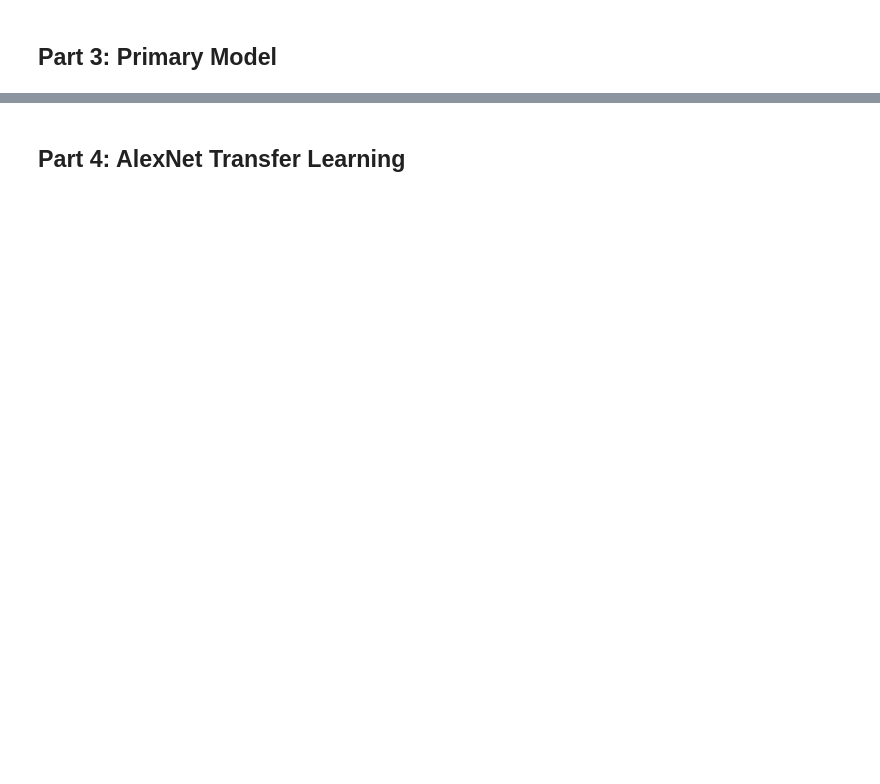
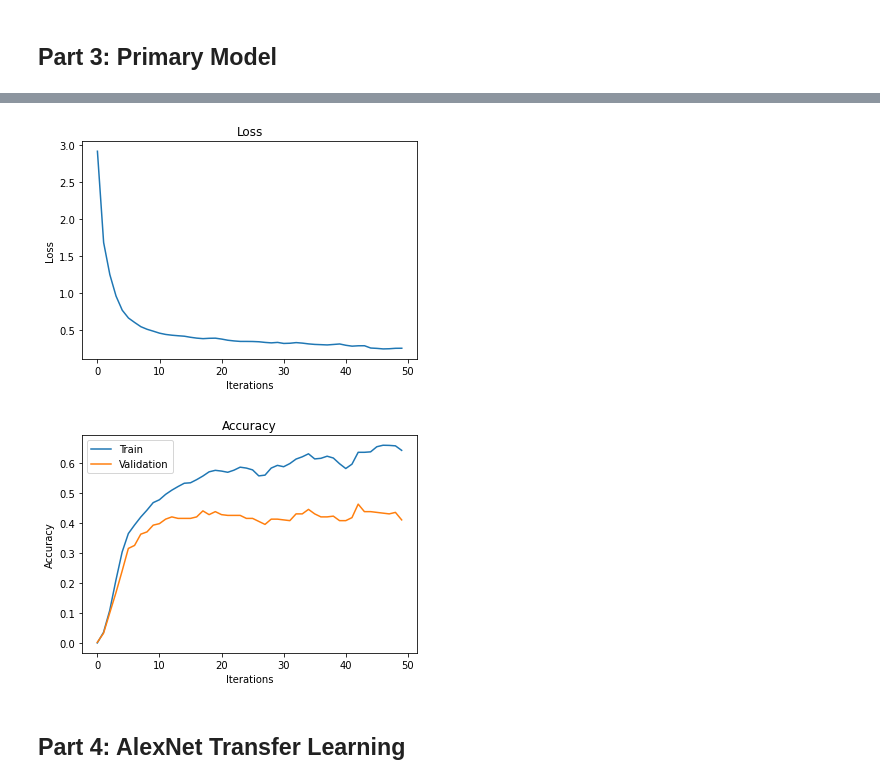
Before and after one commit to natanleung/APS360-captcha-bypass, a Jupyter notebook: alexnet.ipynb, the cells around one changed output, grey strips where cells are left out. Drawn from its saved outputs; the diff is of its cells as text; code cells hidden in the pictures; blank space fills up the shorter version.

```diff
--- a/alexnet.ipynb
+++ b/alexnet.ipynb
@@ -282,3 +289,17 @@ CNN_train = CNN_train[:13]
+# %%
+CNN_train, CNN_valid, CNN_test = [], [], []
+
+for images, labels in train:
+    CNN_train.append((getcharacterimages(images, False, imgsize=28), labels))
+CNN_train = CNN_train[:len(CNN_train)-1]
+
+for images, labels in valid:
+    CNN_valid.append((getcharacterimages(images, False, imgsize=28), labels))
+CNN_valid = CNN_valid[:len(CNN_valid)-1]
+
+for images, labels in test:
+    CNN_test.append((getcharacterimages(images, False, imgsize=28), labels))
+CNN_test = CNN_test[:len(CNN_test)-1]
 # %% [markdown]
 ## Part 3: Primary Model
 # %%
@@ -292,6 +313,7 @@ use_cuda = True
 class CaptchaCNN(nn.Module):
     def __init__(self):
         super(CaptchaCNN, self).__init__()
+        self.name = "CaptchaCNN"
 
         # 5 chars, 5,5 we decide
         self.conv1 = nn.Conv2d(1, 5, 5)
@@ -306,7 +328,7 @@ class CaptchaCNN(nn.Module):
         # w,h =
 
         self.fc1 = nn.Linear(160, 32)
-        self.fc2 = nn.Linear(32, 10)
+        self.fc2 = nn.Linear(32, 36)
 
     def forward(self, img):
         x = self.pool1(F.relu(self.conv1(img)))
@@ -350,8 +372,16 @@ def get_accuracy(model, data_loader):
           correct += 1
         total += 1
   return correct / total, char_correct / (5 * total)
+# %%
+def get_model_name(name, epoch, learning_rate=1e-4):
+  """
+  Generate a name for the model consisting of all the hyperparameter values
+  """
+  path="model_{0}_lr{1}_epoch{2}".format(
+      name, learning_rate, epoch)
+  return path
 # %%
-def train(model, x, y, batch_size=128, num_epochs=20, learning_rate=0.001):
+def train_cnn(model, x, y, batch_size=128, num_epochs=20, learning_rate=0.001):
     torch.manual_seed(360)
 
     criterion = nn.CrossEntropyLoss()
@@ -380,11 +410,14 @@ def train(model, x, y, batch_size=128, num_epochs=20, learning_rate=0.001):
             optimizer.step()  # make the updates for each parameter
             optimizer.zero_grad()  # a clean up step for PyTorch
 
-            # save the current training information
+        # Save the current model (checkpoint) to a file
+        model_path = get_model_name(model.name, epoch, learning_rate=learning_rate)
+        torch.save(model.state_dict(), model_path)
+
+        # save the current training information
         iters.append(epoch)
         losses.append(float(loss))  # compute *average* loss
         captcha_acc, char_acc = get_accuracy(model, train_loader)
-        print(f"char_acc = {char_acc}")
         train_acc.append(captcha_acc)  # compute training accuracy
         if y != None:
             valid_acc.append(
@@ -424,4 +457,5 @@ def train(model, x, y, batch_size=128, num_epochs=20, learning_rate=0.001):
     return losses, train_acc
 # %%
 model = CaptchaCNN()
-losses, train_acc = train(model, CNN_train, None, 100, 50, 1e-3)
+losses, train_acc, valid_acc = train_cnn(model, CNN_train, CNN_valid, 100, 50, 5e-3)
+# %% [output]
@@ -428,2 +479,4 @@ losses, train_acc = train(model, CNN_train, None, 100, 50, 1e-3)
+[figure, added]
+[figure, added]
 # %% [markdown]
 ## Part 4: AlexNet Transfer Learning
```
Also changed, not shown: parts of 20 cells of this notebook.
